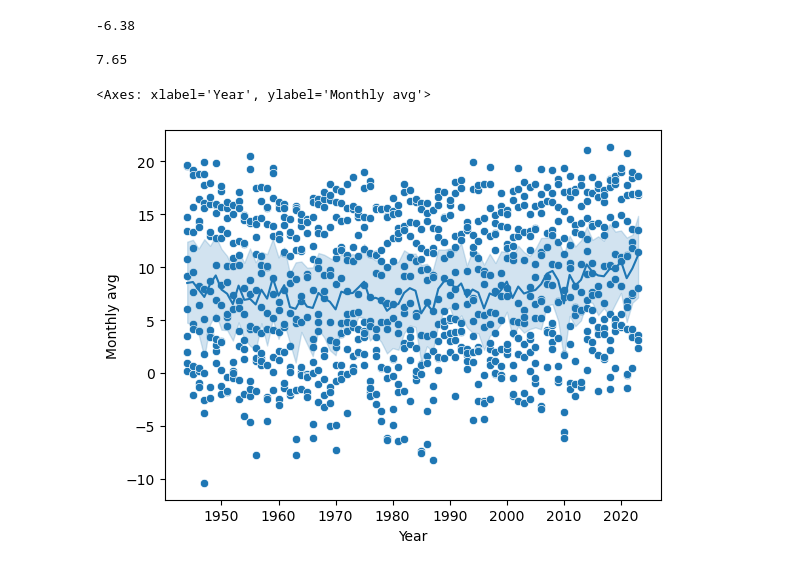
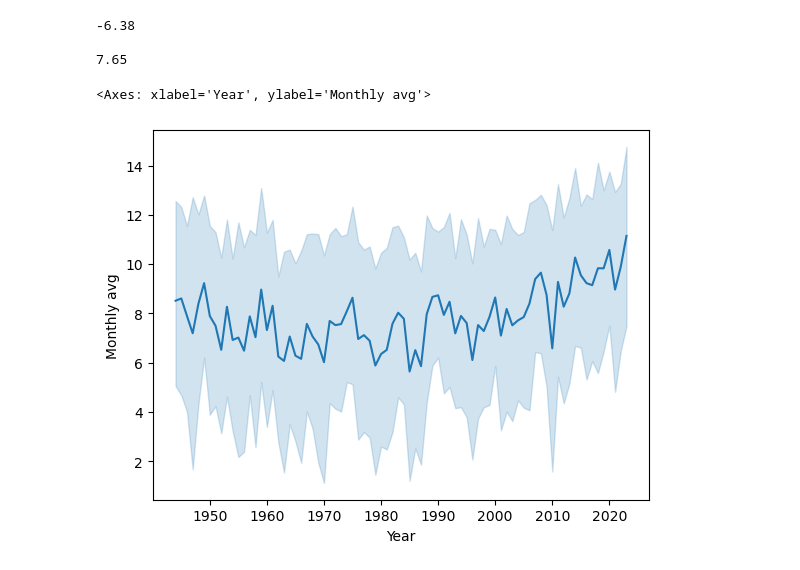
Before and after one commit to msteele919/projectwork, a Jupyter notebook: Kristoffer/plotting.ipynb, the cells around one changed output. Drawn from its saved outputs; the diff is of its cells as text; code cells hidden in the pictures.

```diff
--- a/Kristoffer/plotting.ipynb
+++ b/Kristoffer/plotting.ipynb
@@ -89,11 +85,11 @@ print(december['Monthly avg'].max())
 
 7.65
 # %%
-sns.scatterplot(x=monthly['Year'], y=monthly['Monthly avg'], data=monthly)
+# sns.scatterplot(x=monthly['Year'], y=monthly['Monthly avg'], data=monthly)
 sns.lineplot(x=monthly['Year'], y=monthly['Monthly avg'], data=monthly)
 # %% [output]
 <Axes: xlabel='Year', ylabel='Monthly avg'>
-[figure, old version]
+[figure, new version]
 # %%
 sns.relplot(x=monthly['Year'], y=monthly['Monthly avg'], data=monthly, kind='line')
 # %% [output]
```
Also changed, not shown: parts of 7 cells of this notebook, 3 other files.
